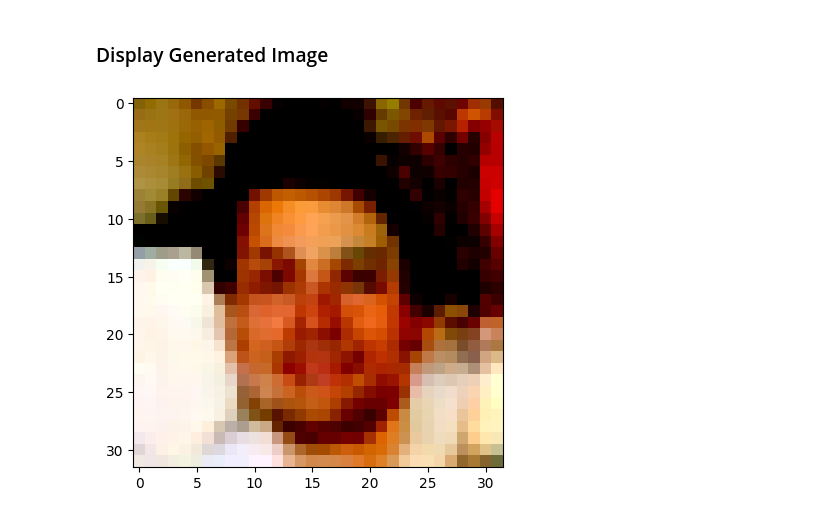
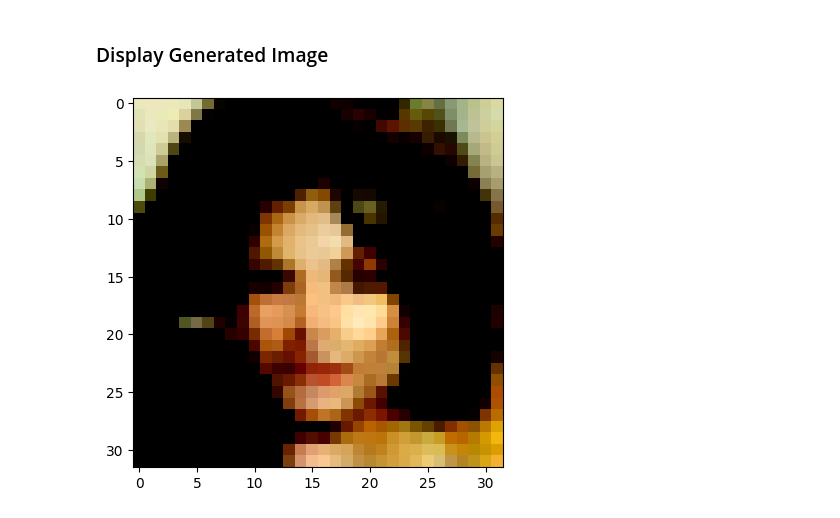
Before and after one commit to lightshifted/understanding_diffusion_probabilistic_models, a Jupyter notebook: denoising_dpm/ddpm_example.ipynb, the cells around one changed output. Cells and saved outputs as stored; diff of their text form; code cells hidden in the pictures.

```diff
--- a/denoising_dpm/ddpm_example.ipynb
+++ b/denoising_dpm/ddpm_example.ipynb
@@ -317,7 +317,7 @@ class DenoiseDiffusion:
         mean, var = self.q_xt_x0(x0, t)
         return mean + (var ** 0.5) * eps
 
-    def p_sample(xt, t, eps_theta):
+    def p_sample(self, xt, t, eps_theta):
         alpha_bar = diffusion.alpha_bar
         alpha = diffusion.alpha
 
@@ -472,10 +494,10 @@ $$x_0 \approx \hat{x}_0 = \frac{1}{\sqrt{\bar\alpha}}
 # %%
 # steps 1 - 5
-n_steps = 800
-n_samples = 10
+n_steps = 999
+n_samples = 1
 n_frames = 200
 interval = n_steps // n_frames
-video_path =  "./results/celeba2.mp4"
+video_path =  "./results/celeba2_2.mp4"
 image_channels = 3
 # image_size = 32
 
@@ -485,13 +507,14 @@ xt = torch.randn([n_samples, image_channels, image_size, image_size], device=dev
 
 for t_inv in tqdm(range(n_steps)):
     t_ = n_steps - t_inv
-    t  = xt.new_full((config.n_samples,), t_, dtype=torch.long)
+    t  = xt.new_full((n_samples,), t_, dtype=torch.long)
 
     with torch.no_grad():
         eps_theta = eps_model(xt, t)
 
     # collect denoised image at each given interval
     if t_ % interval == 0:
+        t = xt.new_full((n_samples,), t_, dtype=torch.long)
         alpha_bar = diffusion.alpha_bar
         alpha_bar = extract(alpha_bar, t)
         x0 = (xt - (1 - alpha_bar) ** 0.5 * eps_theta) / (alpha_bar ** 0.5)
@@ -505,28 +528,28 @@ With $x_0$ computed, we are now ready to display the generated image using our `
 # %%
 # modify approximate x_0
 def show_image(img, title=""):
     img = img.clip(0, 1)
     img = img.cpu().numpy()
     plt.imshow(img.transpose(1, 2, 0))
     plt.title(title)
     plt.show()
 
-show_image(x0[7])
+show_image(x0[0])
+path = r".\results\celeba_2.mp4"
+# for video
+import imageio
+# 10 second video
+writer = imageio.get_writer(path, fps=len(frames) // 20)
 
-# # for video
-# import imageio
-# # 10 second video
-# writer = imageio.get_writer(path, fps=len(frames) // 20)
+for f in frames:
+    f = f.clip(0, 1)
+    f = to_pil_image(resize(f, [368, 368]))
+    writer.append_data(np.array(f))
 
-# for f in frames:
-#     f = f.clip(0, 1)
-#     f = to_pil_image(resize(f, [368, 368]))
-#     writer.append_data(np.array(f))
+writer.close()
 
-# writer.close()
+from IPython.display import Video
 
-# from IPython.display import Video
-
-# Video(r".\results\celeba.mp4")
+Video(r".\results\celeba_2.mp4")
 # %% [output]
-[figure, old version]
+[figure, new version]
```
Also changed, not shown: parts of 5 cells of this notebook.
